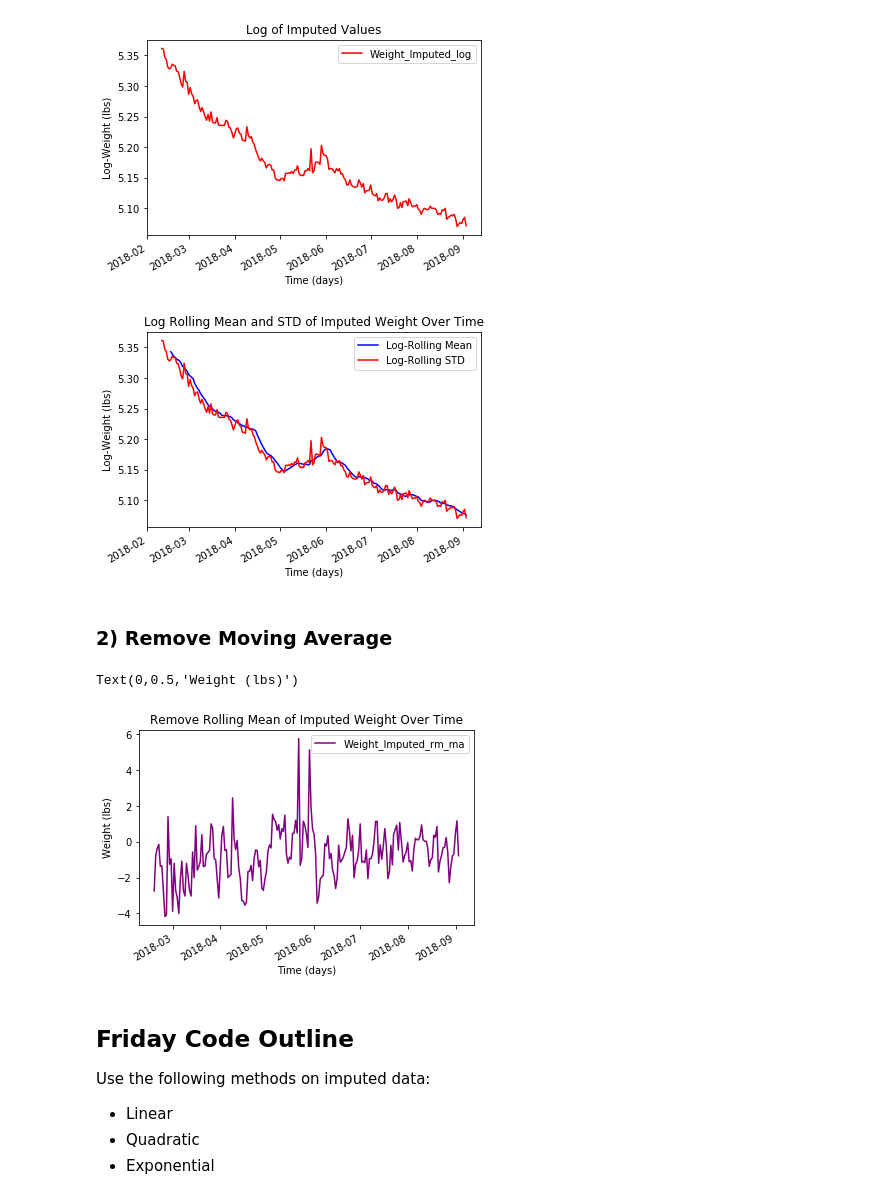
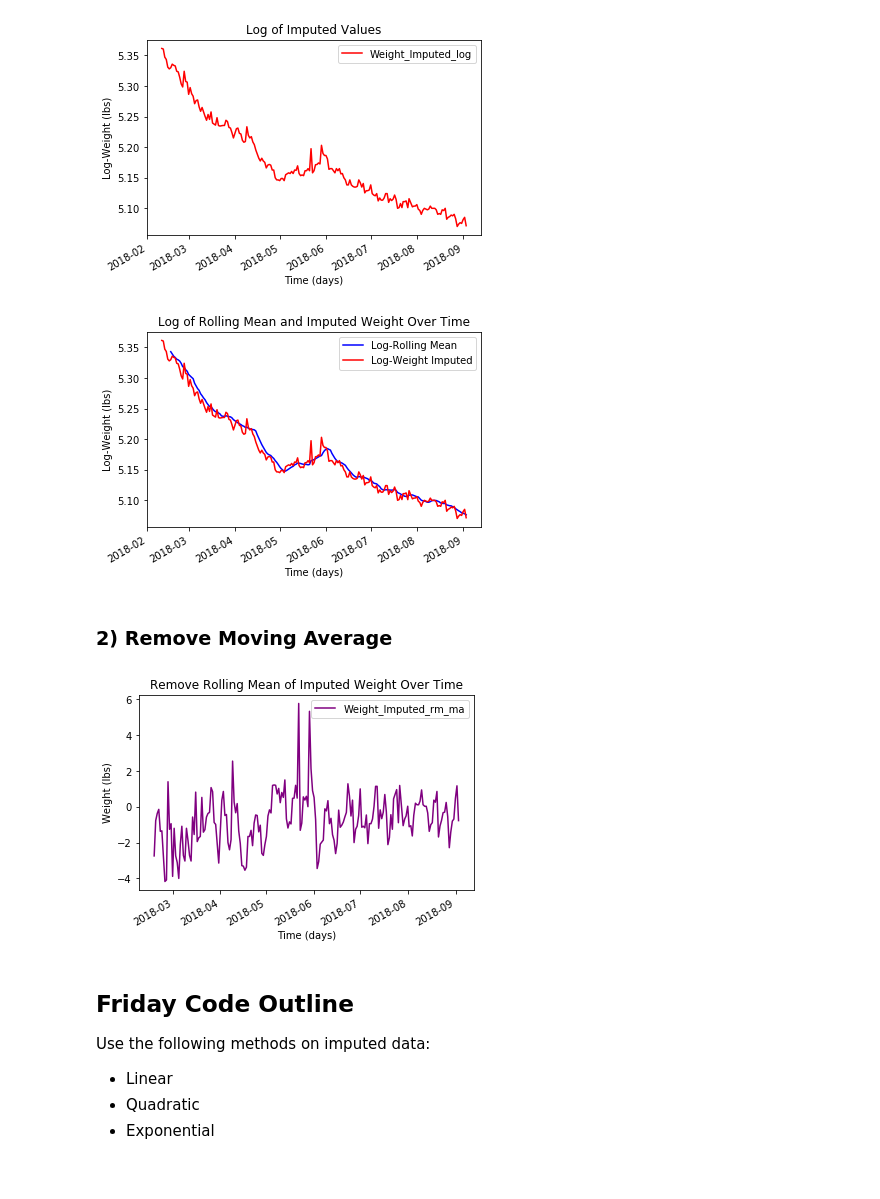
Before and after one commit to jamesijw23/JupyterNotebookworkflow, a Jupyter notebook: Week 3 Blog_Notes.ipynb, the cells around one changed output. Cells and saved outputs as stored; diff of their text form; code cells hidden in the pictures.

```diff
--- a/Week 3 Blog_Notes.ipynb
+++ b/Week 3 Blog_Notes.ipynb
@@ -232,28 +233,26 @@ savefig('imputed_weight_log.png')
 [figure]
 # %%
 ##-------------------------------------
-## Step _)
+## Step 7) Display the log of the rolling mean and data
 ##-------------------------------------
 weight['Weight_Imputed_log_rm'] = weight['Weight_Imputed_log'].rolling(window=7).mean()
 weight['Weight_Imputed_log_rs'] = weight['Weight_Imputed_log'].rolling(window=7).std()
 ax6 = weight.plot(y='Weight_Imputed_log_rm',
-                   title = 'Log Rolling Mean and STD of Imputed Weight Over Time',
+                   title = 'Log of Rolling Mean and Imputed Weight Over Time',
                    color='blue')
-# ax6 = weight.plot(y='Weight_Imputed_log_rs',
-#                    color='orange',ax=ax6)
 ax6 = weight.plot(y='Weight_Imputed_log',
                    color='red',ax=ax6)
 ax6.set_xlabel('Time (days)')
 ax6.set_ylabel('Log-Weight (lbs)')
-ax6.legend(["Log-Rolling Mean", "Log-Rolling STD","Log-Weight Imputed"])
-savefig('imputed_weight_rm_rs_im.png')
+ax6.legend(["Log-Rolling Mean", "Log-Weight Imputed"])
+savefig('log_rollmean_log_imputed_weight_.png')
 # %% [output]
-[figure, old version]
+[figure, new version]
 # %% [markdown]
 ### 2) Remove Moving Average
 # %%
 ##-------------------------------------
-## Step _)
+## Step 8) Display the the rolling mean subtracted from process
 ##-------------------------------------
 ## Remove moving Average
 movingaverage = weight['Weight_Imputed'].rolling(window=7).mean()
@@ -265,9 +264,9 @@ ax7 = weight.plot(y='Weight_Imputed_rm_ma',
 
 ax7.set_xlabel('Time (days)')
 ax7.set_ylabel('Weight (lbs)')
+savefig('removed_rolling_mean_weight.png')
 # %% [output]
-Text(0,0.5,'Weight (lbs)')
-[figure, old version]
+[figure, new version]
 # %% [markdown]
 ## Friday Code Outline
 Use the following methods on imputed data:
```
Also changed, not shown: parts of 5 cells of this notebook.
